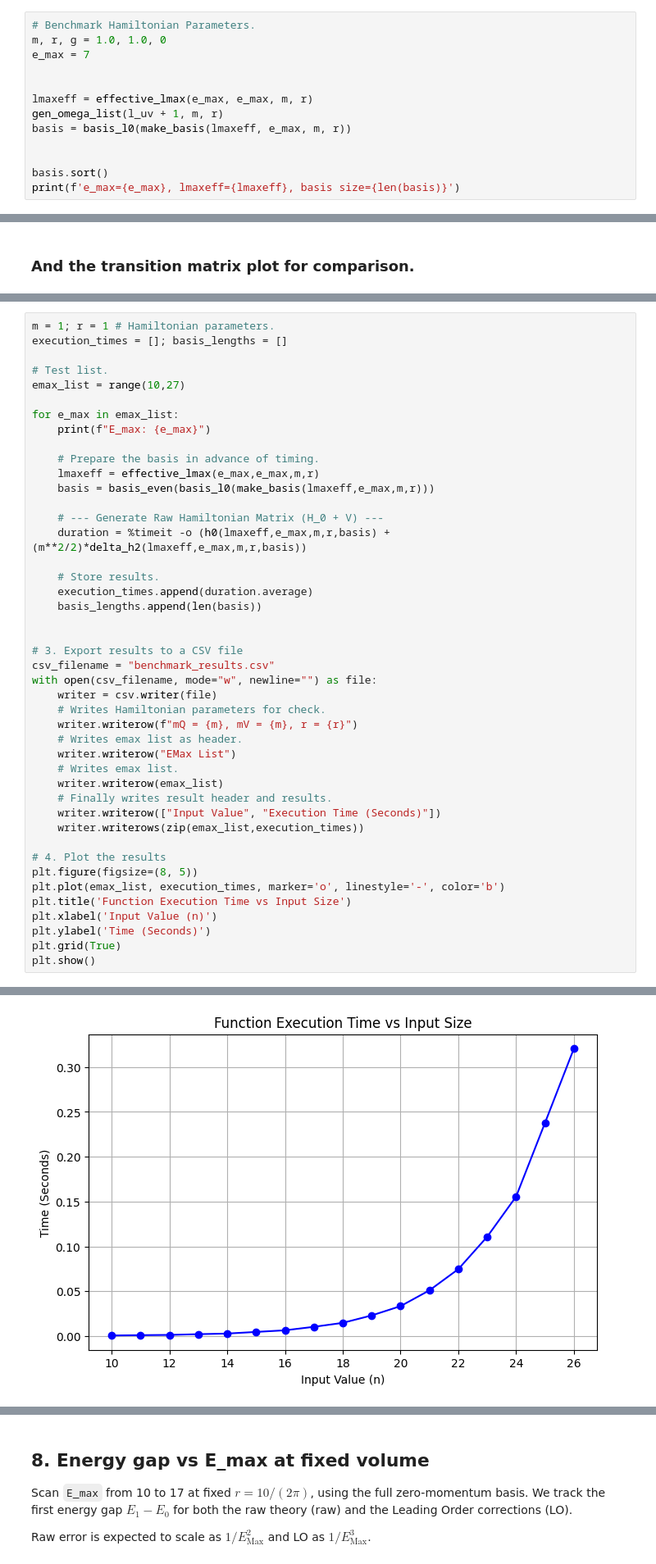
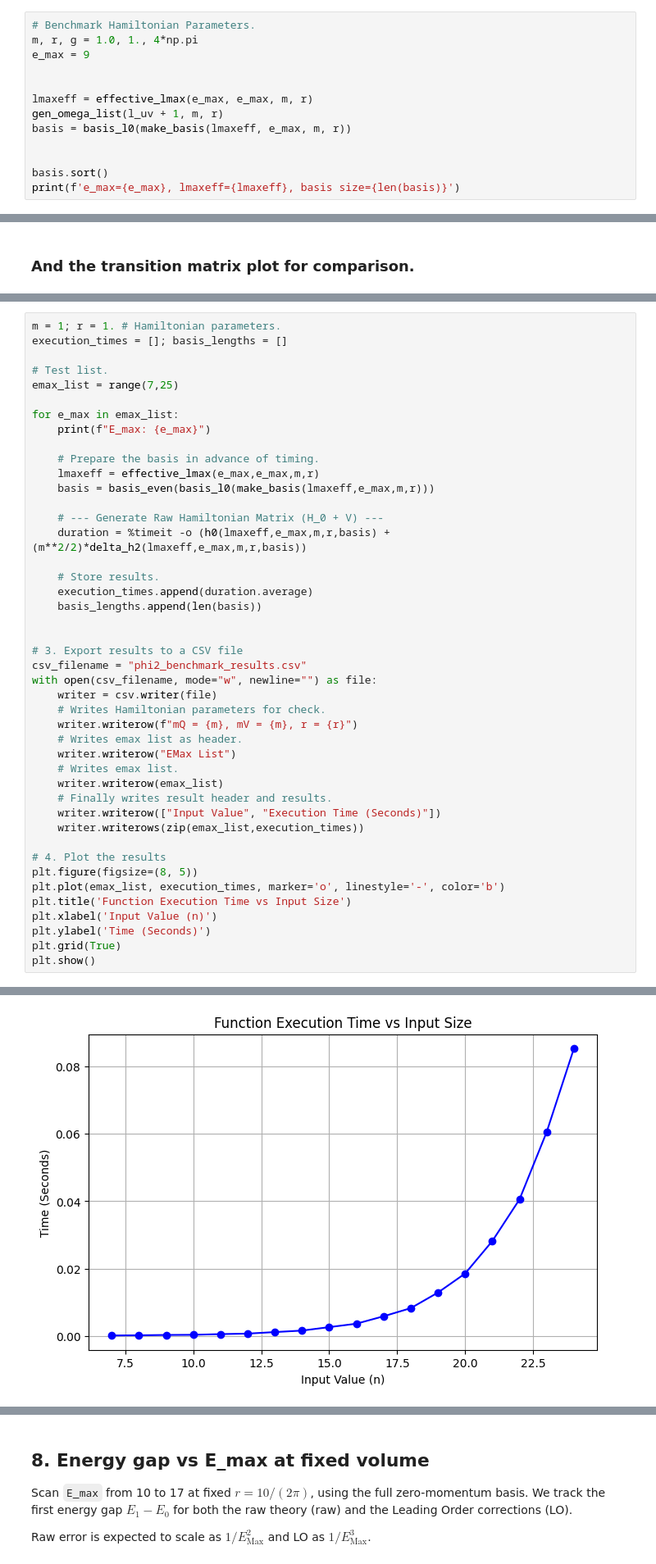
Before and after one commit to miarobin/FasterHT, a Jupyter notebook: phi4_truncation.ipynb, the cells around one changed output, grey strips where cells are left out. Shown at 82% size. Saved outputs shown, nothing was run; the diff lists cells and outputs as text.

```diff
--- a/phi4_truncation.ipynb
+++ b/phi4_truncation.ipynb
@@ -594,8 +688,8 @@ Raw gap E1-E0:        0.962082
 ### Now Look at basis occupancy plots:
 # %%
 # Benchmark Hamiltonian Parameters.
-m, r, g = 1.0, 1.0, 0
-e_max = 7
+m, r, g = 1.0, 1., 4*np.pi
+e_max = 9
 
 
 lmaxeff = effective_lmax(e_max, e_max, m, r)
@@ -767,9 +866,9 @@ This is to produce a .csv file for comparison with our new code. "benchmark_resu
 # %%
-m = 1; r = 1 # Hamiltonian parameters.
+m = 1; r = 1. # Hamiltonian parameters.
 execution_times = []; basis_lengths = []
 
 # Test list.
-emax_list = range(10,27)
+emax_list = range(7,25)
 
 for e_max in emax_list:
     print(f"E_max: {e_max}")
@@ -787,7 +886,7 @@ for e_max in emax_list:
 
 
 # 3. Export results to a CSV file
-csv_filename = "benchmark_results.csv"
+csv_filename = "phi2_benchmark_results.csv"
 with open(csv_filename, mode="w", newline="") as file:
     writer = csv.writer(file)
     # Writes Hamiltonian parameters for check.
@@ -829 +928 @@ E_max: 26
-[figure, old version]
+[figure, new version]
```
Also changed, not shown: parts of 13 cells of this notebook, 2 other files.
